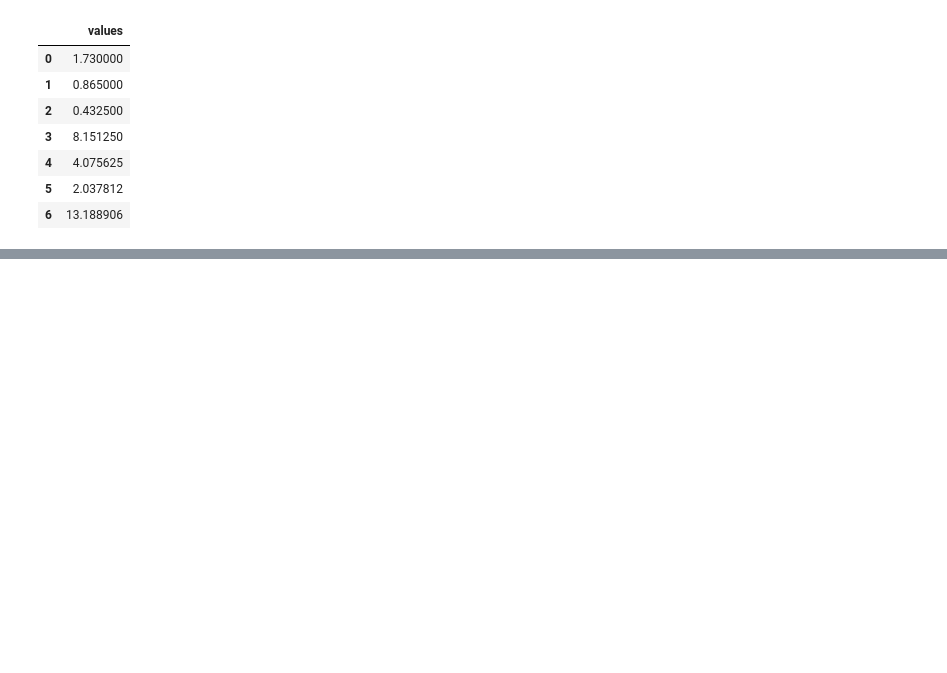
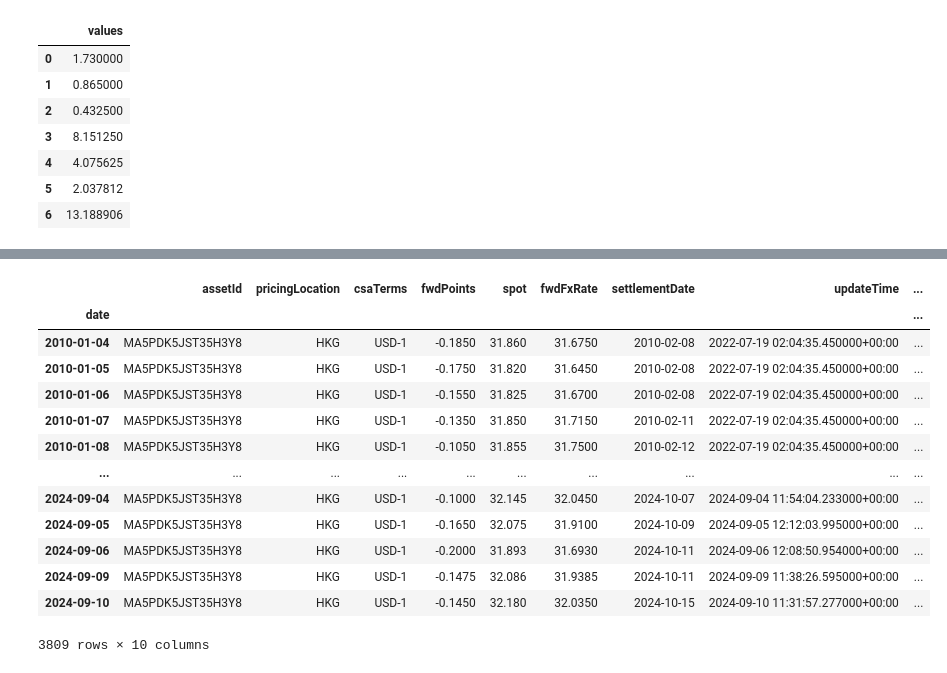
Before and after one commit to lottepy/FIRE.ai, a Jupyter notebook: systematic/test.ipynb, the cells around one changed output, grey strips where cells are left out. Cells and saved outputs as stored; diff of their text form; code cells hidden in the pictures; blank space fills up the shorter version.

```diff
--- a/systematic/test.ipynb
+++ b/systematic/test.ipynb
@@ -26,3 +38,15 @@ df.ewm(span=3, adjust=False).mean()
 | 4 | 4.075625 |
 | 5 | 2.037812 |
 | 6 | 13.188906 |
+# %%
+fromDate = date(2010,1,1)
+toDate = date.today()
+dm = DataMaster()
+_df = dm.getData(
+    tickers=['USDKRW'],
+    datasetName='FXFORWARDPOINTS_IMM',
+    datasetArgs={
+        'start': fromDate,
+    },
+    multiCol=True
+)
@@ -28,0 +111,18 @@ df.ewm(span=3, adjust=False).mean()
+# %%
+_df1 = _df.rename(columns={'forwardPoint': '1M forwardPoint'})
+_df3 = _df2.rename(columns={'forwardPoint': '3M forwardPoint'})
+# %% [output]
+|  | assetId | pricingLocation | csaTerms | fwdPoints | spot | fwdFxRate | settlementDate | updateTime | ... |
+| date |  |  |  |  |  |  |  |  | ... |
+| 2010-01-04 | MA5PDK5JST35H3Y8 | HKG | USD-1 | -0.1850 | 31.860 | 31.6750 | 2010-02-08 | 2022-07-19 02:04:35.450000+00:00 | ... |
+| 2010-01-05 | MA5PDK5JST35H3Y8 | HKG | USD-1 | -0.1750 | 31.820 | 31.6450 | 2010-02-08 | 2022-07-19 02:04:35.450000+00:00 | ... |
+| 2010-01-06 | MA5PDK5JST35H3Y8 | HKG | USD-1 | -0.1550 | 31.825 | 31.6700 | 2010-02-08 | 2022-07-19 02:04:35.450000+00:00 | ... |
+| 2010-01-07 | MA5PDK5JST35H3Y8 | HKG | USD-1 | -0.1350 | 31.850 | 31.7150 | 2010-02-11 | 2022-07-19 02:04:35.450000+00:00 | ... |
+| 2010-01-08 | MA5PDK5JST35H3Y8 | HKG | USD-1 | -0.1050 | 31.855 | 31.7500 | 2010-02-12 | 2022-07-19 02:04:35.450000+00:00 | ... |
+| ... | ... | ... | ... | ... | ... | ... | ... | ... | ... |
+| 2024-09-04 | MA5PDK5JST35H3Y8 | HKG | USD-1 | -0.1000 | 32.145 | 32.0450 | 2024-10-07 | 2024-09-04 11:54:04.233000+00:00 | ... |
+| 2024-09-05 | MA5PDK5JST35H3Y8 | HKG | USD-1 | -0.1650 | 32.075 | 31.9100 | 2024-10-09 | 2024-09-05 12:12:03.995000+00:00 | ... |
+| 2024-09-06 | MA5PDK5JST35H3Y8 | HKG | USD-1 | -0.2000 | 31.893 | 31.6930 | 2024-10-11 | 2024-09-06 12:08:50.954000+00:00 | ... |
+| 2024-09-09 | MA5PDK5JST35H3Y8 | HKG | USD-1 | -0.1475 | 32.086 | 31.9385 | 2024-10-11 | 2024-09-09 11:38:26.595000+00:00 | ... |
+| 2024-09-10 | MA5PDK5JST35H3Y8 | HKG | USD-1 | -0.1450 | 32.180 | 32.0350 | 2024-10-15 | 2024-09-10 11:31:57.277000+00:00 | ... |
+3809 rows × 10 columns
```
Also changed, not shown: parts of 9 cells of this notebook, 4 other files.
